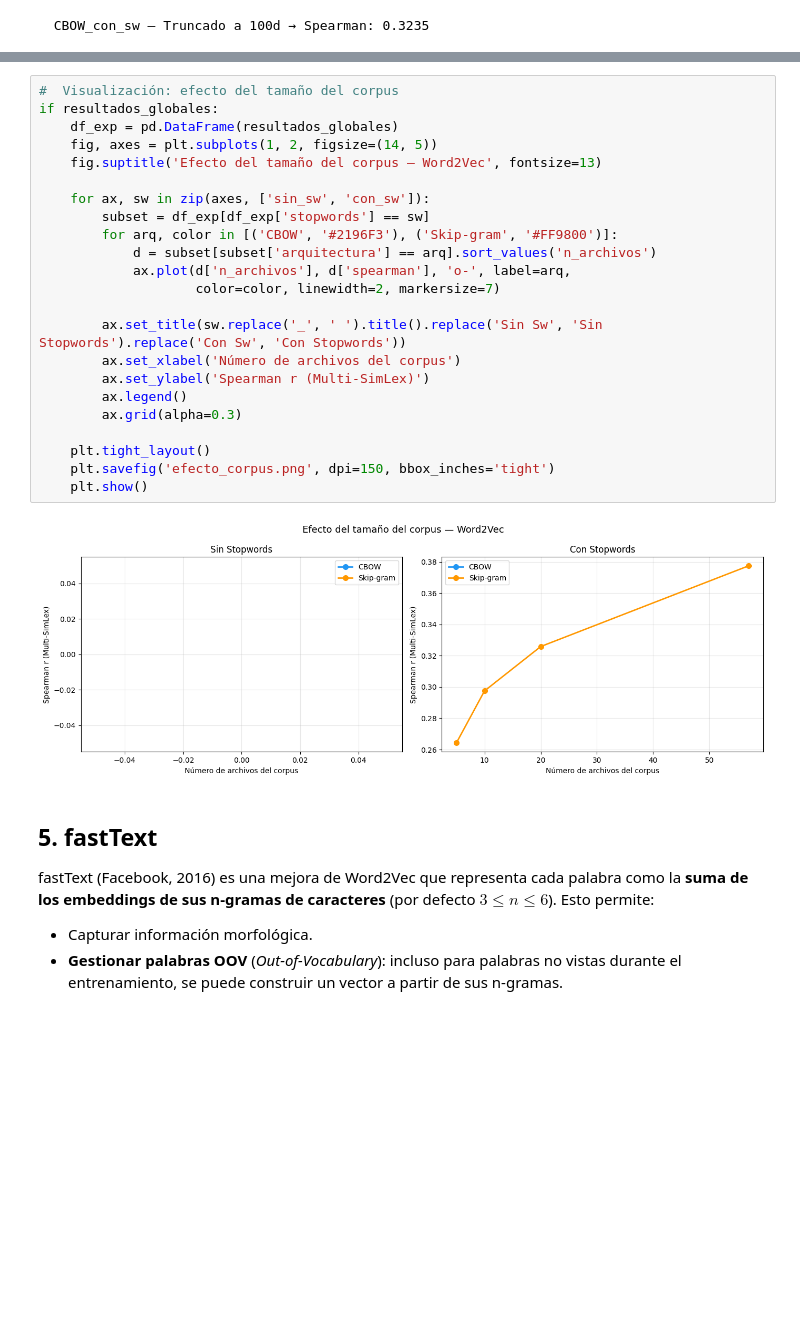
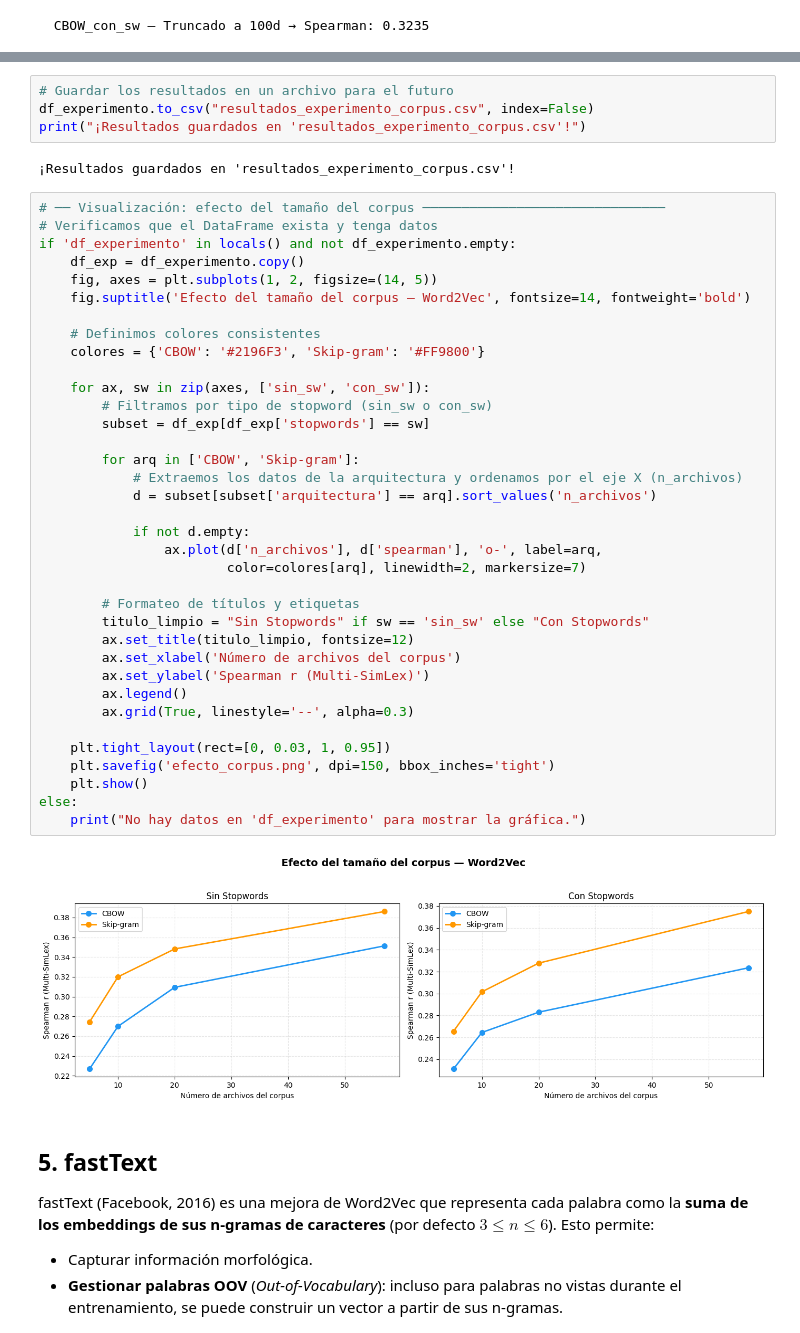
Before and after one commit to Lihao006/P4plh, a Jupyter notebook: practica4_completa.ipynb, the cells around one changed output, grey strips where cells are left out. Drawn from its saved outputs; the diff is of its cells as text; blank space fills up the shorter version.

```diff
--- a/practica4_completa.ipynb
+++ b/practica4_completa.ipynb
@@ -683,28 +713,47 @@ Pre-cargando corpus para el experimento...
+# %%
+# Guardar los resultados en un archivo para el futuro
+df_experimento.to_csv("resultados_experimento_corpus.csv", index=False)
+print("¡Resultados guardados en 'resultados_experimento_corpus.csv'!")
+# %% [output]
+¡Resultados guardados en 'resultados_experimento_corpus.csv'!
 # %%
-#  Visualización: efecto del tamaño del corpus
-if resultados_globales:
-    df_exp = pd.DataFrame(resultados_globales)
+# ── Visualización: efecto del tamaño del corpus ───────────────────────────────
+# Verificamos que el DataFrame exista y tenga datos
+if 'df_experimento' in locals() and not df_experimento.empty:
+    df_exp = df_experimento.copy()
     fig, axes = plt.subplots(1, 2, figsize=(14, 5))
-    fig.suptitle('Efecto del tamaño del corpus — Word2Vec', fontsize=13)
+    fig.suptitle('Efecto del tamaño del corpus — Word2Vec', fontsize=14, fontweight='bold')
+
+    # Definimos colores consistentes
+    colores = {'CBOW': '#2196F3', 'Skip-gram': '#FF9800'}
 
     for ax, sw in zip(axes, ['sin_sw', 'con_sw']):
+        # Filtramos por tipo de stopword (sin_sw o con_sw)
         subset = df_exp[df_exp['stopwords'] == sw]
-        for arq, color in [('CBOW', '#2196F3'), ('Skip-gram', '#FF9800')]:
+
+        for arq in ['CBOW', 'Skip-gram']:
+            # Extraemos los datos de la arquitectura y ordenamos por el eje X (n_archivos)
             d = subset[subset['arquitectura'] == arq].sort_values('n_archivos')
-            ax.plot(d['n_archivos'], d['spearman'], 'o-', label=arq,
-                    color=color, linewidth=2, markersize=7)
 
-        ax.set_title(sw.replace('_', ' ').title().replace('Sin Sw', 'Sin Stopwords').replace('Con Sw', 'Con Stopwords'))
+            if not d.empty:
+                ax.plot(d['n_archivos'], d['spearman'], 'o-', label=arq,
+                        color=colores[arq], linewidth=2, markersize=7)
+
+        # Formateo de títulos y etiquetas
+        titulo_limpio = "Sin Stopwords" if sw == 'sin_sw' else "Con Stopwords"
+        ax.set_title(titulo_limpio, fontsize=12)
         ax.set_xlabel('Número de archivos del corpus')
         ax.set_ylabel('Spearman r (Multi-SimLex)')
         ax.legend()
-        ax.grid(alpha=0.3)
+        ax.grid(True, linestyle='--', alpha=0.3)
 
-    plt.tight_layout()
+    plt.tight_layout(rect=[0, 0.03, 1, 0.95])
     plt.savefig('efecto_corpus.png', dpi=150, bbox_inches='tight')
     plt.show()
+else:
+    print("No hay datos en 'df_experimento' para mostrar la gráfica.")
 # %% [output]
-[figure, old version]
+[figure, new version]
 # %% [markdown]
 ## 5. fastText
 
```
Also changed, not shown: parts of 23 cells of this notebook, 7 other files.
